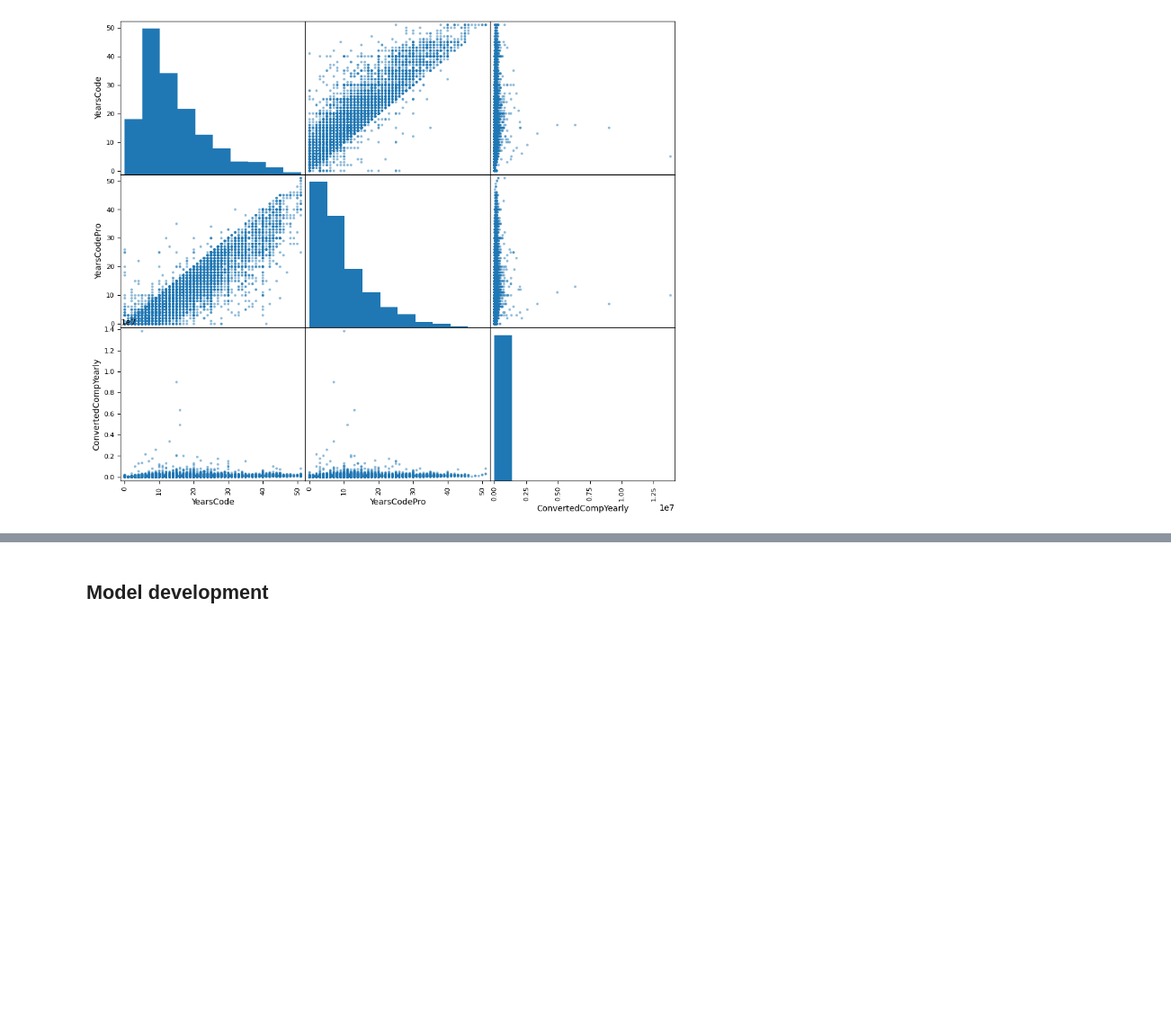
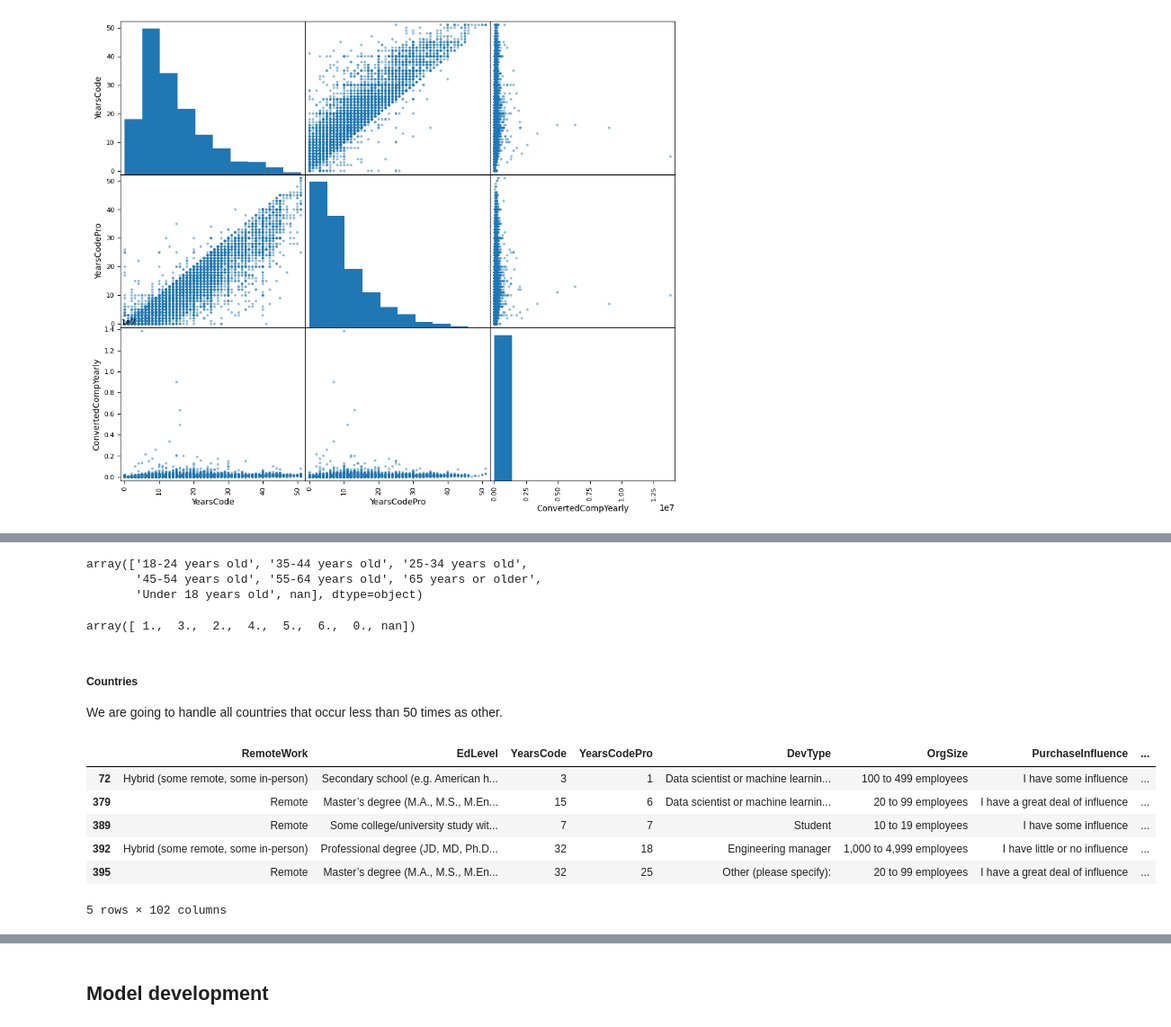
Before and after one commit to DavidB1999/Udacity-Project---Stack-Overflow-Annual-Developer-Survey, a Jupyter notebook: Analysis.ipynb, the cells around one changed output, grey strips where cells are left out. Shown at 90% size. Cells and saved outputs as stored; diff of their text form; code cells hidden in the pictures; blank space fills up the shorter version.

```diff
--- a/Analysis.ipynb
+++ b/Analysis.ipynb
@@ -119,8 +125,7 @@ df2.shape
 (18843, 114)
 # %%
 # preselection of features
-df2 = df2[['Age', 'RemoteWork', 'CodingActivities', 'EdLevel', 'LearnCode', 'LearnCodeOnline',
-       'TechDoc', 'YearsCode', 'YearsCodePro', 'DevType', 'OrgSize',
+df2 = df2[['Age', 'RemoteWork', 'CodingActivities', 'EdLevel', 'LearnCode', 'YearsCode', 'YearsCodePro', 'DevType', 'OrgSize',
        'PurchaseInfluence', 'Country', 'ConvertedCompYearly']]
 
 df2.shape
@@ -286,0 +295,10 @@ plt.show()
+# %%
+# For simplicity and essentially interpretability of the model we will only distinguish between those that code outside of work and those who don't
+# The number pf possible combination of coding activities outside of work would make the model very hard to interpret
+# print(df2['CodingActivities'].unique())
+
+# 0 = dont code outside of work
+df2['CodingOutsideOfWork'] = 1
+df2.loc[df2['CodingActivities'].str.contains("I don’t code outside of work", na=False), 'CodingOutsideOfWork'] = 0
+df2.drop(['CodingActivities'], axis=1, inplace=True)
+df2.CodingOutsideOfWork.value_counts()
@@ -286,0 +377,48 @@ plt.show()
+# %%
+df2.replace(
+    {'Prefer not to say': np.nan}, inplace=True
+)
+df2.Age.unique()
+# %% [output]
+array(['18-24 years old', '35-44 years old', '25-34 years old',
+       '45-54 years old', '55-64 years old', '65 years or older',
+       'Under 18 years old', nan], dtype=object)
+# %%
+encoder = OrdinalEncoder(categories=[['Under 18 years old', '18-24 years old', '25-34 years old', '35-44 years old', '45-54 years old', '55-64 years old', '65 years or older', np.nan]],
+                        dtype=float, encoded_missing_value=np.nan)
+df2['age_encoded'] = encoder.fit_transform(df2[['Age']])
+
+df2.drop(['Age'], axis=1, inplace=True)
+
+
+df2.age_encoded.unique()
+# %% [output]
+array([ 1.,  3.,  2.,  4.,  5.,  6.,  0., nan])
+# %% [markdown]
+##### Countries
+
+We are going to handle all countries that occur less than 50 times as other.
+# %%
+counts = df['Country'].value_counts()
+
+df2['Country_grouped'] = df2['Country'].apply(lambda x: x if counts[x] >= 50 else 'Other').replace(regex=' ', value='_')
+encoder = OneHotEncoder(handle_unknown='ignore', sparse_output=False)
+encoded = encoder.fit_transform(df2[['Country_grouped']])
+
+
+encoded_df = pd.DataFrame(
+    encoded,
+    columns=encoder.get_feature_names_out(['Country_grouped']),
+    index=df2.index
+)
+
+df2 = pd.concat([df2.drop(columns=['Country', 'Country_grouped']), encoded_df], axis=1)
+df2.head()
+# %% [output]
+|  | RemoteWork | EdLevel | YearsCode | YearsCodePro | DevType | OrgSize | PurchaseInfluence | ... |
+| 72 | Hybrid (some remote, some in-person) | Secondary school (e.g. American h... | 3 | 1 | Data scientist or machine learnin... | 100 to 499 employees | I have some influence | ... |
+| 379 | Remote | Master’s degree (M.A., M.S., M.En... | 15 | 6 | Data scientist or machine learnin... | 20 to 99 employees | I have a great deal of influence | ... |
+| 389 | Remote | Some college/university study wit... | 7 | 7 | Student | 10 to 19 employees | I have some influence | ... |
+| 392 | Hybrid (some remote, some in-person) | Professional degree (JD, MD, Ph.D... | 32 | 18 | Engineering manager | 1,000 to 4,999 employees | I have little or no influence | ... |
+| 395 | Remote | Master’s degree (M.A., M.S., M.En... | 32 | 25 | Other (please specify): | 20 to 99 employees | I have a great deal of influence | ... |
+5 rows × 102 columns
```
Also changed, not shown: parts of 16 cells of this notebook.
